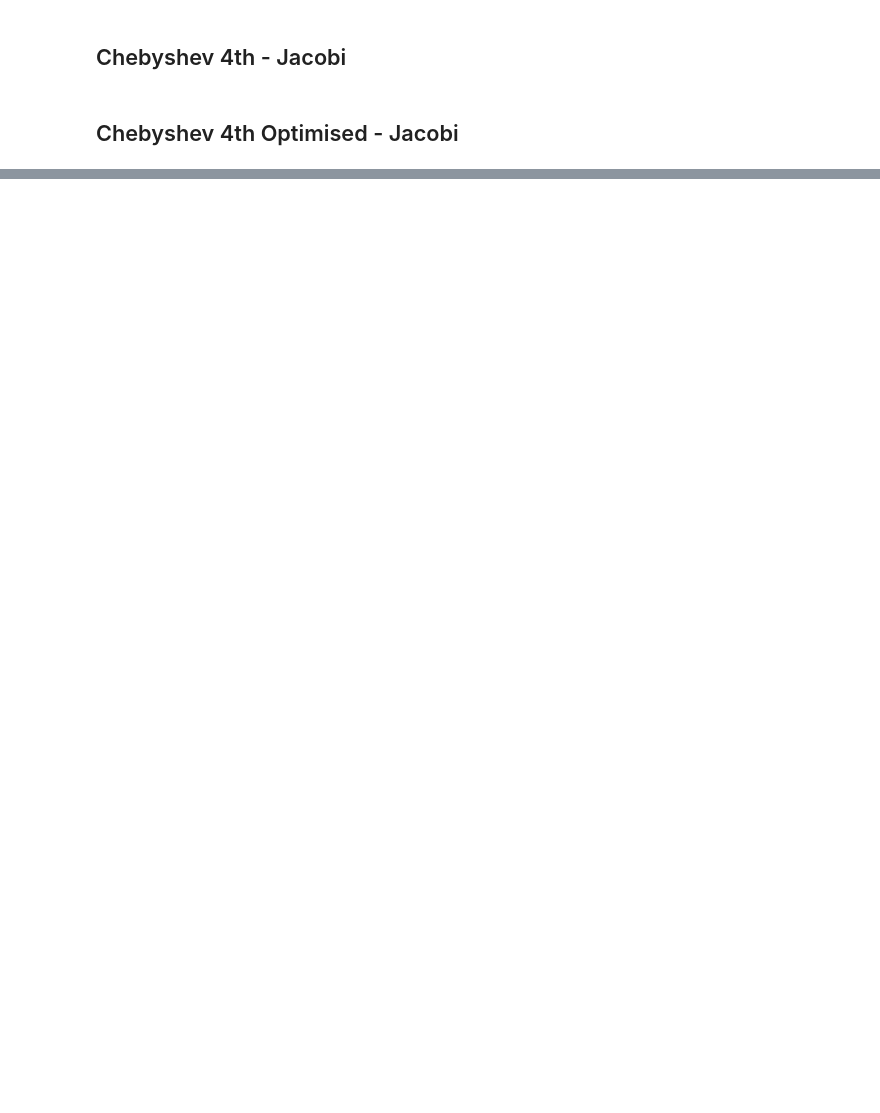
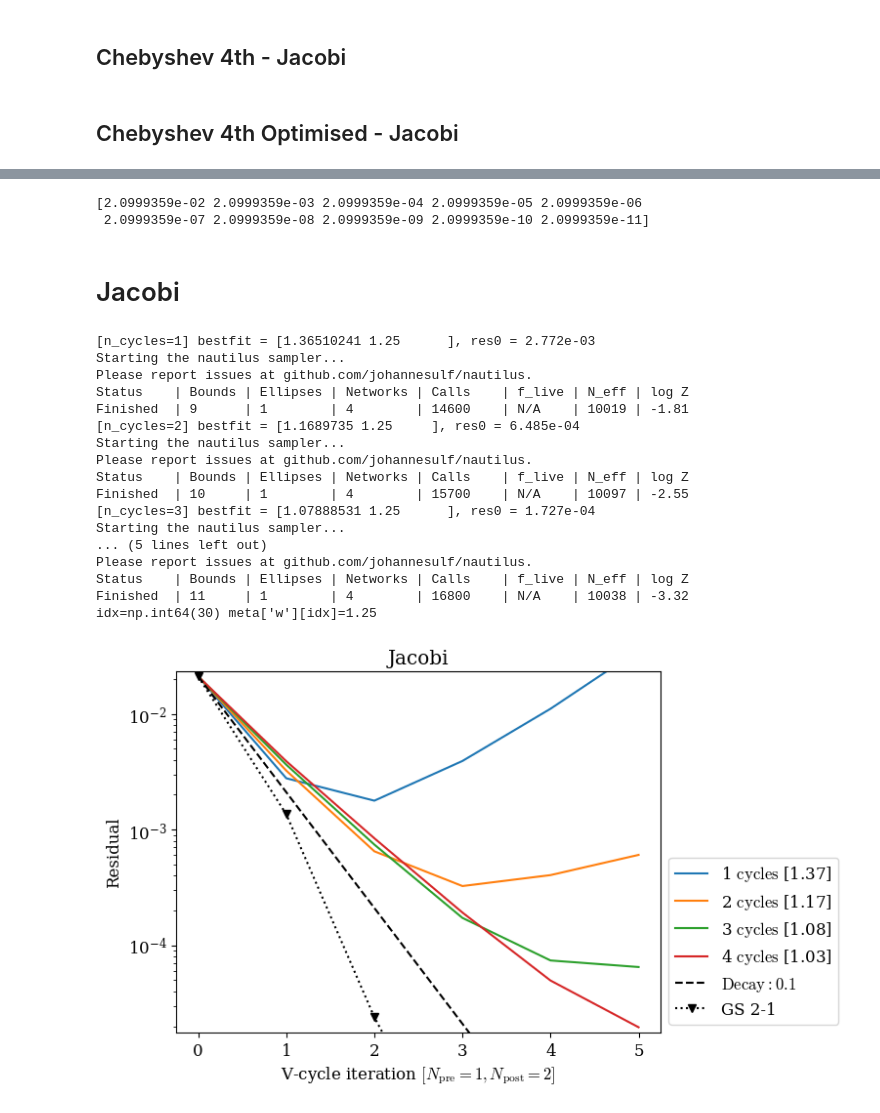
Before and after one commit to mianbreton/pysco, a Jupyter notebook: compute_residuals.ipynb, the cells around one changed output, grey strips where cells are left out. Cells and saved outputs as stored; diff of their text form; code cells hidden in the pictures; blank space fills up the shorter version.

Commit message:
Update compute_residuals notebook

```diff
--- a/compute_residuals.ipynb
+++ b/compute_residuals.ipynb
@@ -748,7 +761,7 @@ del fig,ax
 # %%
 niter = 5 # Max number of V-cycles
 nsmooth = 10 # Max number of smoothing interations for solver convergence
-nsmooth_max = 4 # Maximum of Npre+Npost smoothing iterations for V cycles
+nsmooth_max = 5 # Maximum of Npre+Npost smoothing iterations for V cycles
 # %%
 npoints = 41
 w_array = np.linspace(0.5, 1.5, npoints).astype(np.float32)
@@ -1302,7 +1317,7 @@ for Npre in range(nsmooth_max+1):
 # %%
 output.fill(0)
 output[:,0] = re0
-meta = {"w_array": w_array.tolist()}
+meta = {"w": w_array.tolist()}
 for Npre in range(nsmooth_max+1):
     for Npost in range(nsmooth_max+1):
         if Npre+Npost <= nsmooth_max:
@@ -1321,0 +1375,13 @@ for Npre in range(nsmooth_max+1):
+# %%
+chain_path = "/local/home/mb280636/data/Dyablo/smoothers/pysco_tests/chains"
+param = {}
+param["Npre"] = 1
+param["Npost"] = 2
+param["ncoarse"] = np.log2(n)
+niter = 5
+# %%
+residual_ref = residual_error(x0, b)*0.1**np.arange(10)
+print(residual_ref)
+# %% [output]
+[2.0999359e-02 2.0999359e-03 2.0999359e-04 2.0999359e-05 2.0999359e-06
+ 2.0999359e-07 2.0999359e-08 2.0999359e-09 2.0999359e-10 2.0999359e-11]
@@ -1321,0 +1477,48 @@ for Npre in range(nsmooth_max+1):
+# %% [markdown]
+# Jacobi
+# %%
+param_names = ["w1", "w2"]
+priors = np.array([[0,2.5],
+                   [0,2.5]])
+guess = np.mean(priors, axis=1)
+prior = make_nautilus_priors(param_names, priors)
+
+# -------------------------------------------------
+# Core residual evaluator
+# -------------------------------------------------
+def compute_residual(theta, n_cycles):
+    x = x0.copy()
+    w1 = float(theta[0])
+    for _ in range(n_cycles):
+        V_cycle_jacobi_w1w2(x, b, param, w1, w1)
+    return residual_error(x, b)
+# -------------------------------------------------
+# Main loop over iteration count
+# -------------------------------------------------
+sampler_j = run_fitting(niter, guess, priors, prior, residual)
+
+# -------------------------------------------------
+# Compute residual for bestfit parameters
+# -------------------------------------------------
+title = "Jacobi"
+nparam = 1
+plot_bestfit(param, title, nparam, sampler_j)
+# %% [output]
+[n_cycles=1] bestfit = [1.36510241 1.25      ], res0 = 2.772e-03
+Starting the nautilus sampler...
+Please report issues at github.com/johannesulf/nautilus.
+Status    | Bounds | Ellipses | Networks | Calls    | f_live | N_eff | log Z
+Finished  | 9      | 1        | 4        | 14600    | N/A    | 10019 | -1.81
+[n_cycles=2] bestfit = [1.1689735 1.25     ], res0 = 6.485e-04
+Starting the nautilus sampler...
+Please report issues at github.com/johannesulf/nautilus.
+Status    | Bounds | Ellipses | Networks | Calls    | f_live | N_eff | log Z
+Finished  | 10     | 1        | 4        | 15700    | N/A    | 10097 | -2.55
+[n_cycles=3] bestfit = [1.07888531 1.25      ], res0 = 1.727e-04
+Starting the nautilus sampler...
+... (5 lines left out)
+Please report issues at github.com/johannesulf/nautilus.
+Status    | Bounds | Ellipses | Networks | Calls    | f_live | N_eff | log Z
+Finished  | 11     | 1        | 4        | 16800    | N/A    | 10038 | -3.32
+idx=np.int64(30) meta['w'][idx]=1.25
+[figure, added]
```
Also changed, not shown: parts of 58 cells of this notebook.
